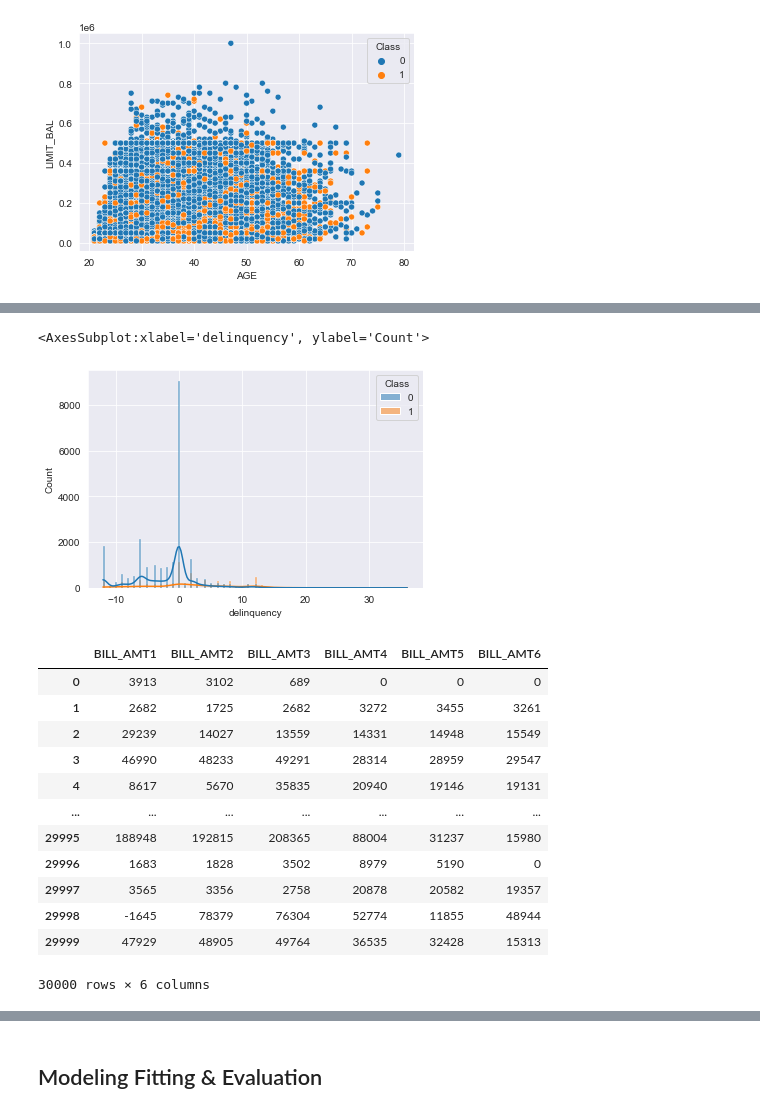
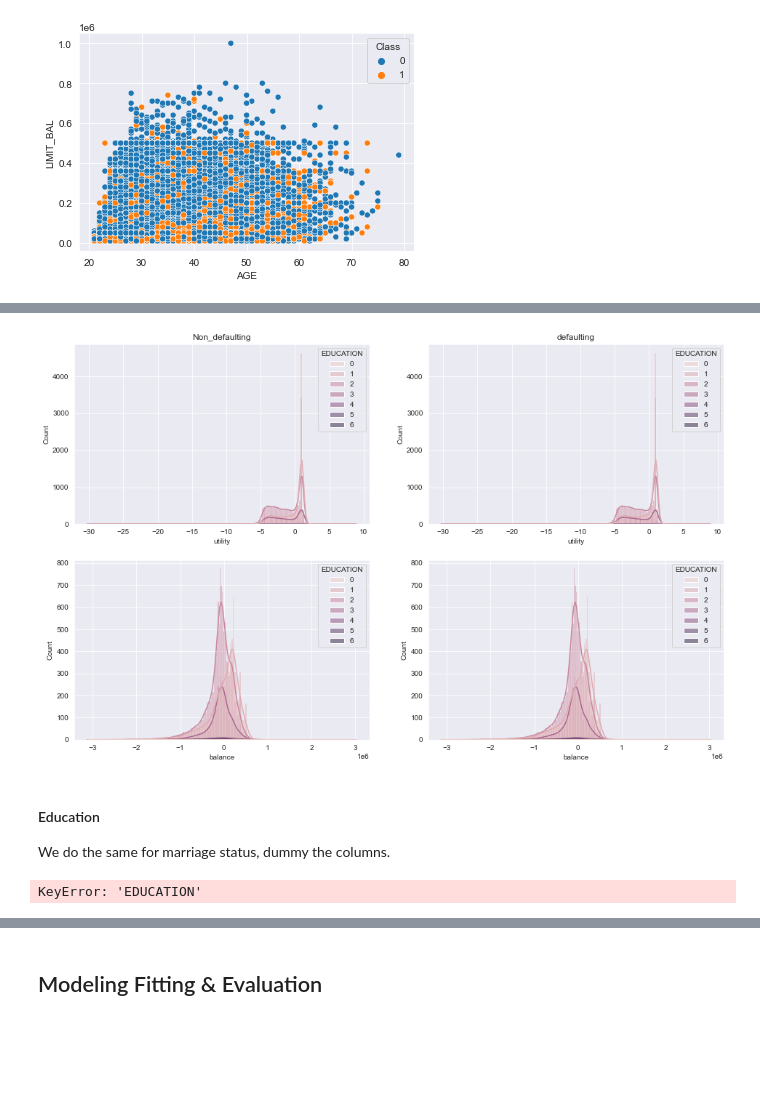
Before and after one commit to ghcn345/Credit-Card-Default-Prediction, a Jupyter notebook: CCDefaultPrediction.ipynb, the cells around one changed output, grey strips where cells are left out. Cells and saved outputs as stored; diff of their text form; code cells hidden in the pictures; blank space fills up the shorter version.

```diff
--- a/CCDefaultPrediction.ipynb
+++ b/CCDefaultPrediction.ipynb
@@ -295,21 +180,27 @@ stats.ttest_ind(df[df['Class']==1].delinquency, df[df['Class']==0].delinquency,
+# %%
+fig, ax = plt.subplots(2, 2, figsize=(16,10))
+sns.color_palette("hls", 8)
+
+ax[0][0].set_title('Non_defaulting')
+sns.histplot(data=df['Class'] == 0, x=df['utility'], hue=df['EDUCATION'],kde=True, ax=ax[0][0])
+
+ax[0][1].set_title('defaulting')
+sns.histplot(data=df['Class'] == 1, x=df['utility'], hue=df['EDUCATION'],kde=True, ax=ax[0][1])
+
+ax1.set_title('Non_defaulting')
+sns.histplot(data=df[df['Class'] == 0], x=df['balance'], hue=df['EDUCATION'],kde=True, ax=ax[1][0])
+
+ax2.set_title('defaulting')
+sns.histplot(data=df[df['Class'] == 1], x=df['balance'], hue=df['EDUCATION'],kde=True, ax=ax[1][1])
+#plt.savefig('images/utility.jpg')
+# %% [output]
+[figure, added]
+# %% [markdown]
+#### Education
+We do the same for marriage status, dummy the columns.
+# %%
+df.groupby(['EDUCTION']).LIMIT_BAL.count().sort_values()
+# %% [output]
+KeyError: 'EDUCATION'
 # %%
-sns.histplot(data=df, x='delinquency', hue='Class', kde=True)
+sns.scatterplot(data=df, x='EDUCATION', y='LIMIT_BAL', hue='Class')
-# %% [output]
-<AxesSubplot:xlabel='delinquency', ylabel='Count'>
-[figure, removed]
-# %%
-df[bills]
-# %% [output]
-|  | BILL_AMT1 | BILL_AMT2 | BILL_AMT3 | BILL_AMT4 | BILL_AMT5 | BILL_AMT6 |
-| 0 | 3913 | 3102 | 689 | 0 | 0 | 0 |
-| 1 | 2682 | 1725 | 2682 | 3272 | 3455 | 3261 |
-| 2 | 29239 | 14027 | 13559 | 14331 | 14948 | 15549 |
-| 3 | 46990 | 48233 | 49291 | 28314 | 28959 | 29547 |
-| 4 | 8617 | 5670 | 35835 | 20940 | 19146 | 19131 |
-| ... | ... | ... | ... | ... | ... | ... |
-| 29995 | 188948 | 192815 | 208365 | 88004 | 31237 | 15980 |
-| 29996 | 1683 | 1828 | 3502 | 8979 | 5190 | 0 |
-| 29997 | 3565 | 3356 | 2758 | 20878 | 20582 | 19357 |
-| 29998 | -1645 | 78379 | 76304 | 52774 | 11855 | 48944 |
-| 29999 | 47929 | 48905 | 49764 | 36535 | 32428 | 15313 |
-30000 rows × 6 columns
```
Also changed, not shown: parts of 32 cells of this notebook, 3 other files.
